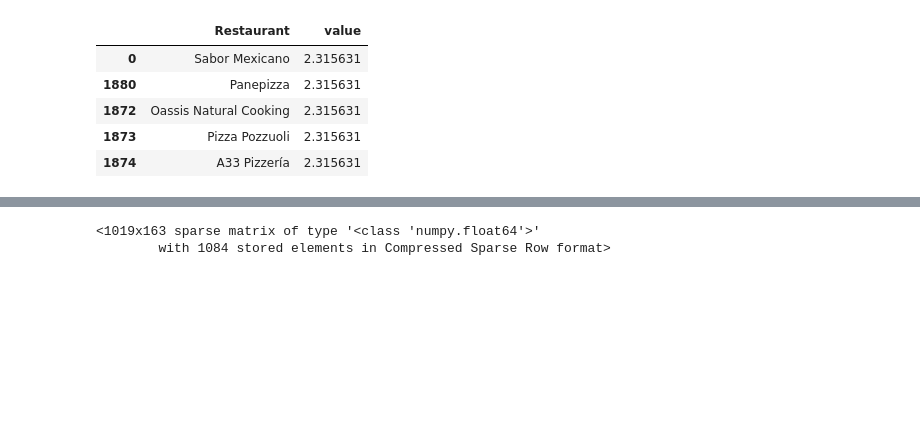
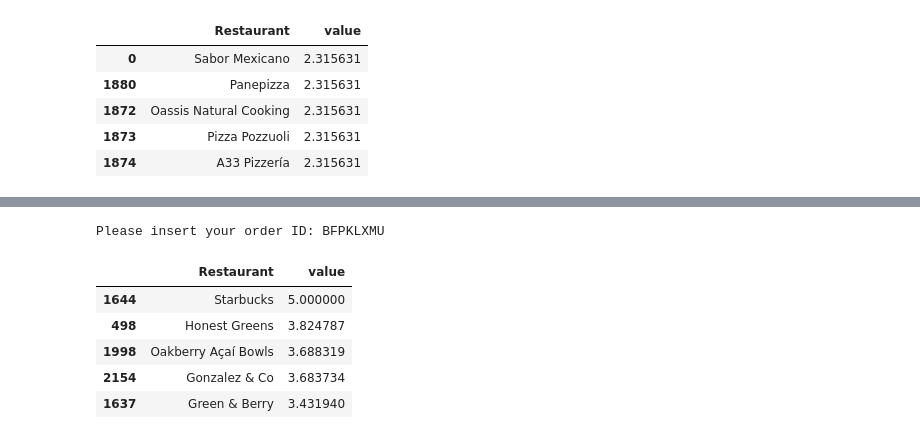
Before and after one commit to nathygonzalez/PR08-final-project-recommendation-system, a Jupyter notebook: Data Exploration.ipynb, the cells around one changed output, grey strips where cells are left out. Cells and saved outputs as stored; diff of their text form; code cells hidden in the pictures; blank space fills up the shorter version.

```diff
--- a/Data Exploration.ipynb
+++ b/Data Exploration.ipynb
@@ -925,10 +884,0 @@ matrix2
-# %%
-matrix_sparse = csr_matrix(matrix.values)
-matrix_sparse
-# %% [output]
-<1019x163 sparse matrix of type '<class 'numpy.float64'>'
-        with 1084 stored elements in Compressed Sparse Row format>
-# %%
-model = NearestNeighbors(n_neighbors=30, metric='cosine', algorithm='brute', n_jobs=-1)
-
-model.fit(user_item_matrix_sparse)
@@ -941,0 +890,21 @@ sparse_matrix = csr_matrix((data, (row, col)), shape=(len(person_u), len(thing_u
+# %%
+order_id = input ("Please insert your order ID: ")
+user_id = str(int(df['ID'].loc[df['Code'] == order_id].iloc[0]))
+my_list = set(list(df_orders[df_orders['ID']==user_id]['Store Name'].unique()))
+not_ordered_stores = store_names - my_list
+recommendations = []
+for restaurant in not_ordered_stores:
+    model.predict(user_id, restaurant)
+    prediction = model.predict(user_id, restaurant).est
+    recommendations.append({'Restaurant':restaurant, 'value':prediction})
+df_recommendations = pd.DataFrame(recommendations)
+top_recommendations = df_recommendations.sort_values('value',ascending=False).head(5)
+top_recommendations
+# %% [output]
+Please insert your order ID: BFPKLXMU
+|  | Restaurant | value |
+| 1644 | Starbucks | 5.000000 |
+| 498 | Honest Greens | 3.824787 |
+| 1998 | Oakberry Açaí Bowls | 3.688319 |
+| 2154 | Gonzalez & Co | 3.683734 |
+| 1637 | Green & Berry | 3.431940 |
```
Also changed, not shown: parts of 24 cells of this notebook.
